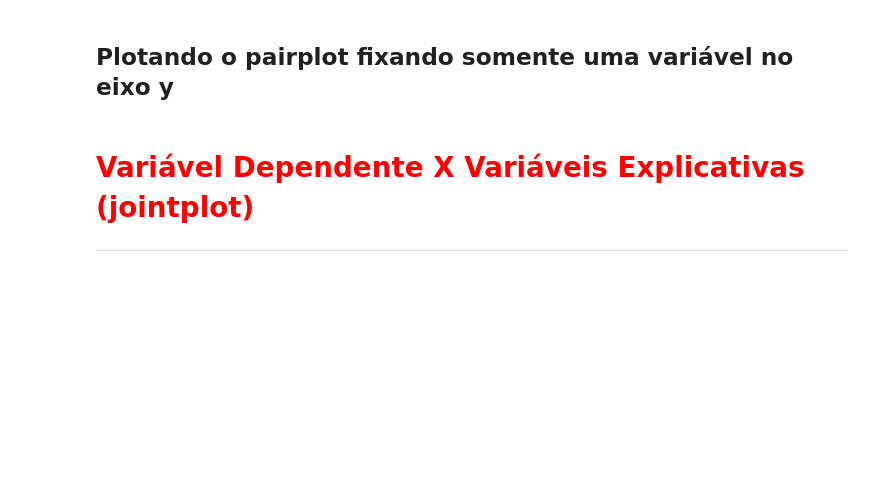
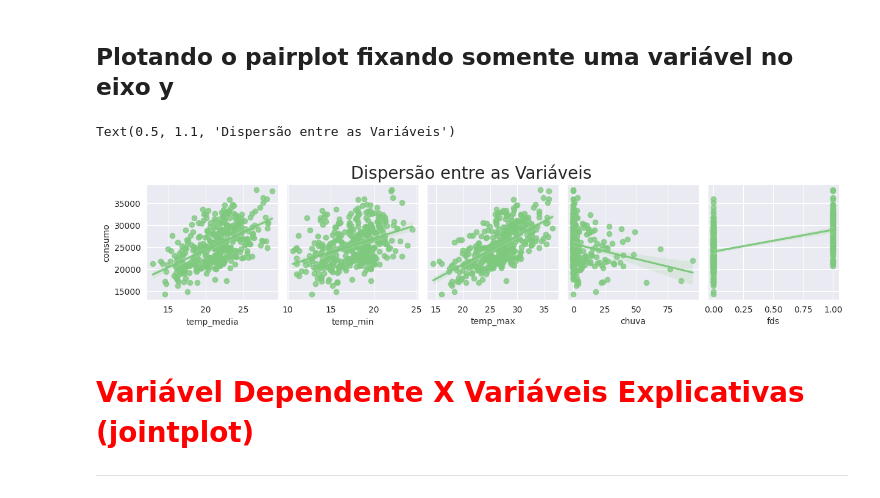
Before and after one commit to douglascdsantos/alura_data-science-modelo-regressao-linear, a Jupyter notebook: Regressão_Linear.ipynb, the cells around one changed output. Drawn from its saved outputs; the diff is of its cells as text; code cells hidden in the pictures; blank space fills up the shorter version.

```diff
--- a/Regressão_Linear.ipynb
+++ b/Regressão_Linear.ipynb
@@ -208,5 +212,11 @@ https://seaborn.pydata.org/generated/seaborn.pairplot.html?highlight=pairplot#se
 # %% [markdown]
 ## Plotando o pairplot fixando somente uma variável no eixo y
+# %%
+ax = sns.pairplot(dados, y_vars = 'consumo', x_vars = ['temp_media', 'temp_min', 'temp_max', 'chuva', 'fds'], kind = 'reg')
+ax.fig.suptitle('Dispersão entre as Variáveis', fontsize = 20, y = 1.1)
+# %% [output]
+Text(0.5, 1.1, 'Dispersão entre as Variáveis')
+[figure, added]
 # %% [markdown]
 # <font color='red' style='font-size: 30px;'>Variável Dependente X Variáveis Explicativas (jointplot)</font>
 <hr style='border: 2px solid red;'>
```
Also changed, not shown: parts of 25 cells of this notebook.
